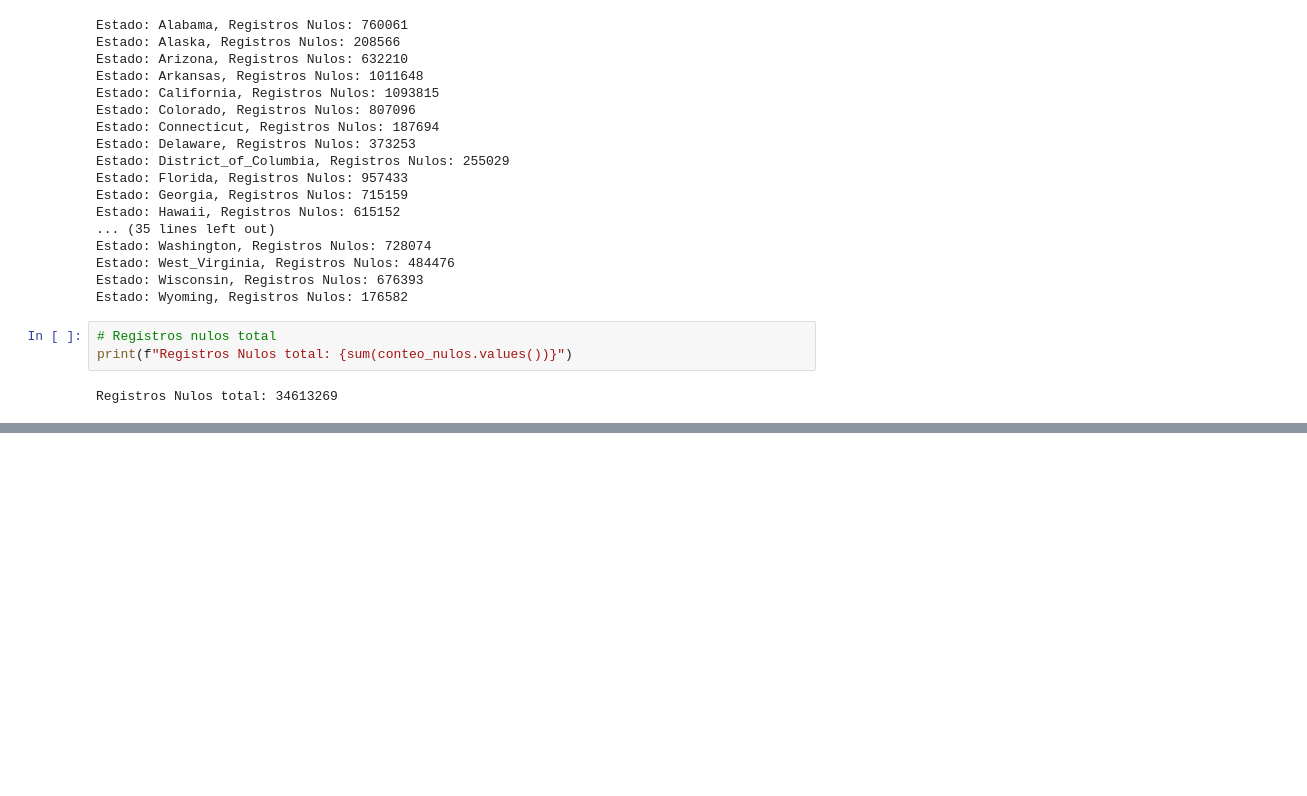
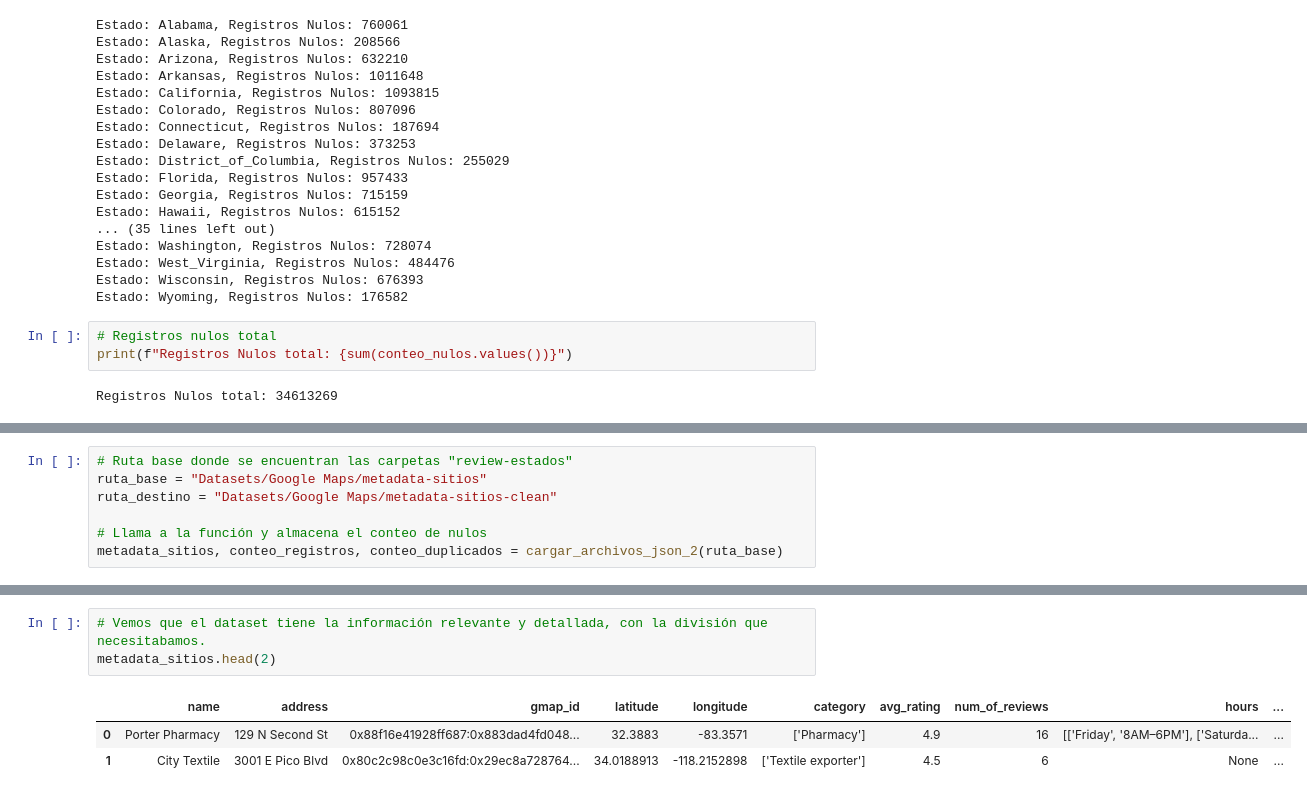
Before and after one commit to claudiogit2019/Proyecto-final, a Jupyter notebook: EDA-GoogleMaps.ipynb, the cells around one changed output, grey strips where cells are left out. Cells and saved outputs as stored; diff of their text form; blank space fills up the shorter version.

```diff
--- a/EDA-GoogleMaps.ipynb
+++ b/EDA-GoogleMaps.ipynb
@@ -137,0 +296,7 @@ Registros Nulos total: 34613269
+# %%
+# Ruta base donde se encuentran las carpetas "review-estados"
+ruta_base = "Datasets/Google Maps/metadata-sitios"
+ruta_destino = "Datasets/Google Maps/metadata-sitios-clean"
+
+# Llama a la función y almacena el conteo de nulos
+metadata_sitios, conteo_registros, conteo_duplicados = cargar_archivos_json_2(ruta_base)
@@ -137,0 +314,7 @@ Registros Nulos total: 34613269
+# %%
+# Vemos que el dataset tiene la información relevante y detallada, con la división que necesitabamos.
+metadata_sitios.head(2)
+# %% [output]
+|  | name | address | gmap_id | latitude | longitude | category | avg_rating | num_of_reviews | hours | ... |
+| 0 | Porter Pharmacy | 129 N Second St | 0x88f16e41928ff687:0x883dad4fd048... | 32.3883 | -83.3571 | ['Pharmacy'] | 4.9 | 16 | [['Friday', '8AM–6PM'], ['Saturda... | ... |
+| 1 | City Textile | 3001 E Pico Blvd | 0x80c2c98c0e3c16fd:0x29ec8a728764... | 34.0188913 | -118.2152898 | ['Textile exporter'] | 4.5 | 6 | None | ... |
```
Also changed, not shown: parts of 28 cells of this notebook.
